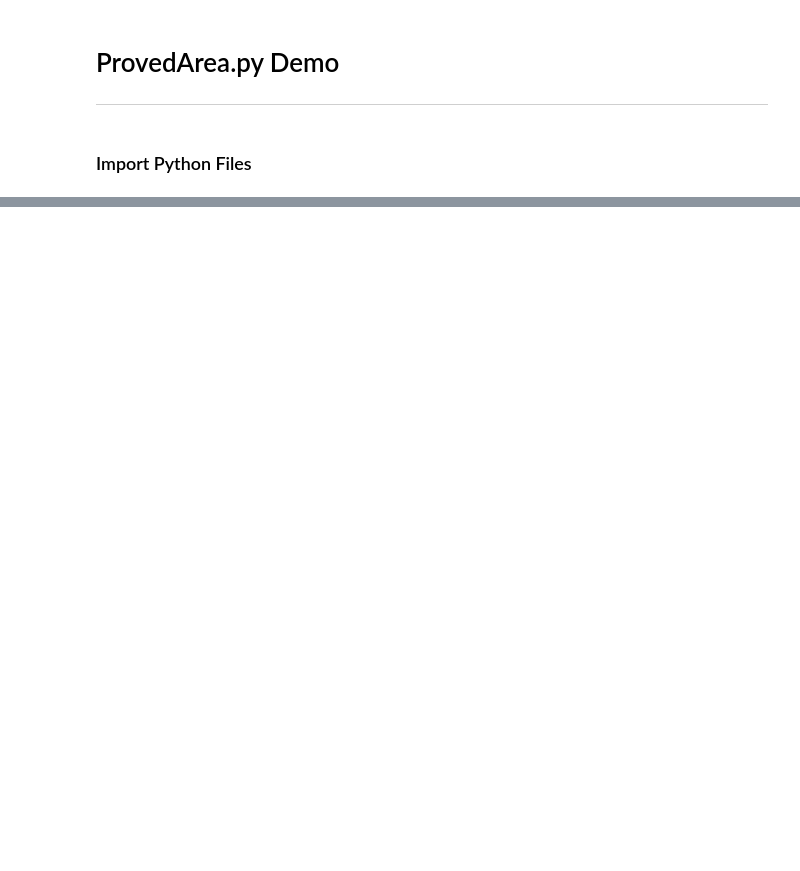
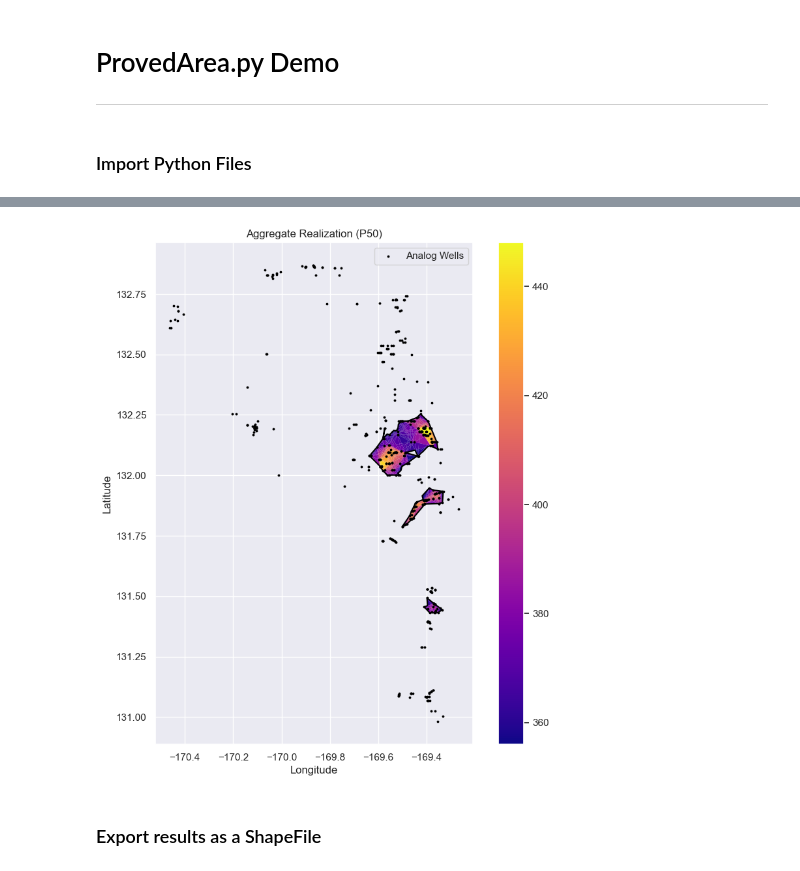
Before and after one commit to TravisSalomaki/ProvedArea, a Jupyter notebook: ProvedArea.ipynb, the cells around one changed output, grey strips where cells are left out. Saved outputs shown, nothing was run; the diff lists cells and outputs as text; code cells hidden in the pictures; blank space fills up the shorter version.

```diff
--- a/ProvedArea.ipynb
+++ b/ProvedArea.ipynb
@@ -38,5 +60,5 @@ single_realization.plot_proved_areas()
 # %%
-multiple_realizations = ProvedArea(500)
+multiple_realizations = ProvedArea(500, headers, forecast_parameters)
 # %% [output]
 Generating realizations...
 Realization Number: 1, 2, 3, 4, 5, 6, 7, 8, 9, 10, 11, 12, 13, 14, 15, 16, 17, 18, 19, 20, 21, 22, 23, 24, 25, 26, 27, 28, 29, 30, 31, 32, 33, 34, 35, 36, 37, 38, 39, 40, 41, 42, 43, 44, 45, 46, 47, 4 ...
@@ -50,0 +79,6 @@ multiple_realizations.plot_aggregate_realization(0.99)
+# %%
+multiple_realizations.plot_aggregate_realization(0.5)
+# %% [output]
+[figure, added]
+# %% [markdown]
+### Export results as a ShapeFile
```
Also changed, not shown: parts of 21 cells of this notebook, 3 other files.
